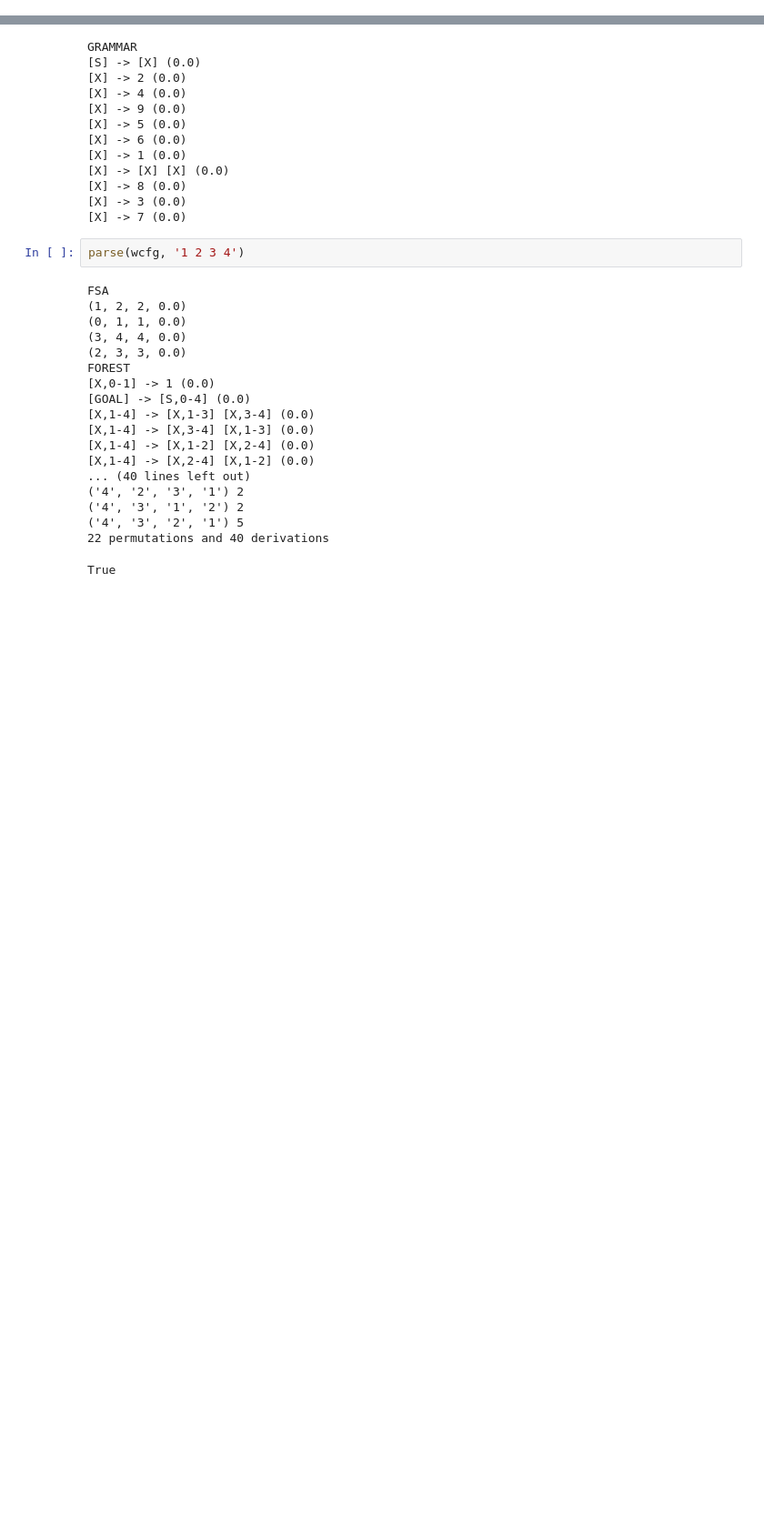
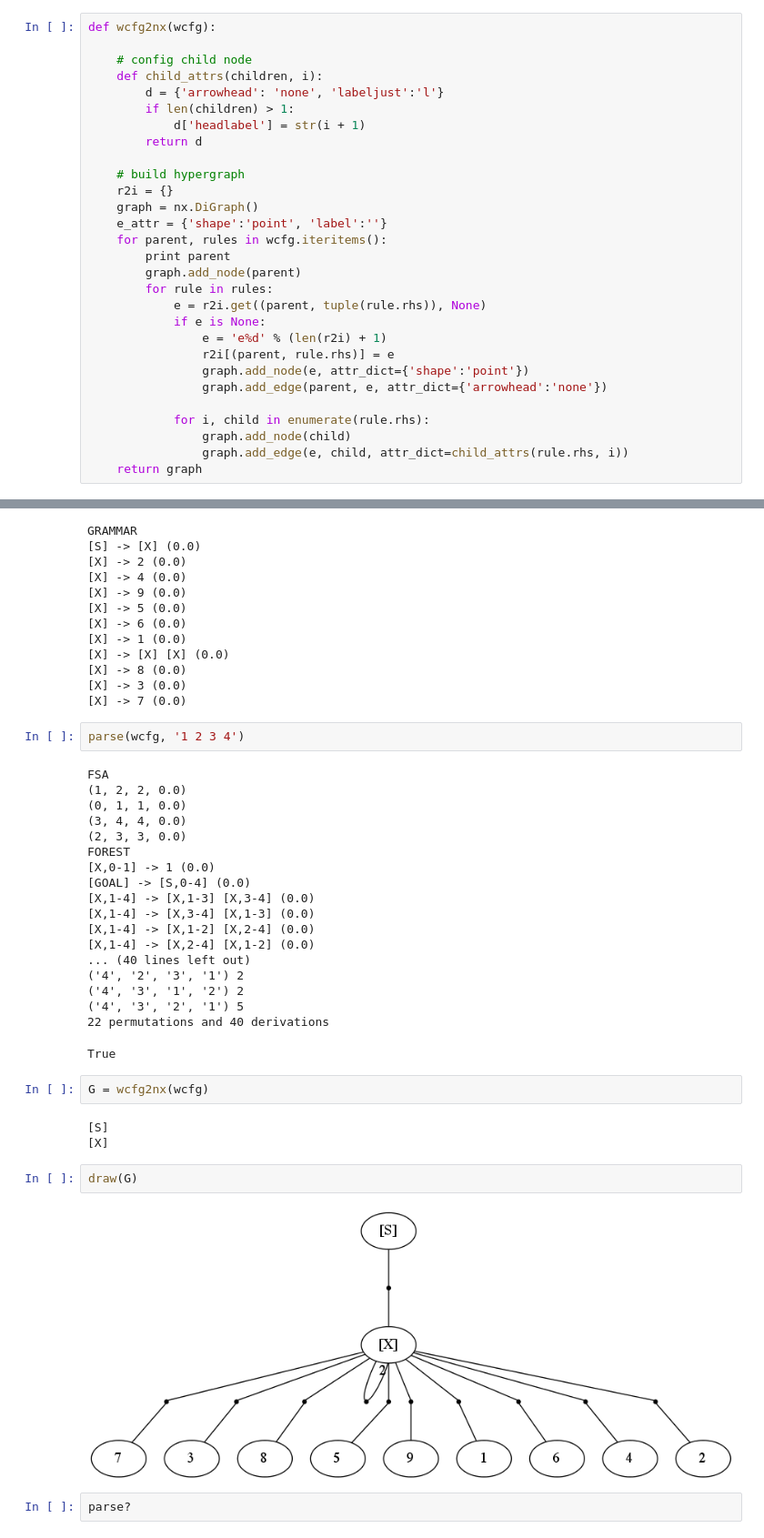
Before and after one commit to daandouwe/notebooks, a Jupyter notebook: nlp2/itg_permutations.ipynb, the cells around one changed output, grey strips where cells are left out. Shown at 91% size. Drawn from its saved outputs; the diff is of its cells as text; blank space fills up the shorter version.

Commit message:
draw forest

```diff
--- a/nlp2/itg_permutations.ipynb
+++ b/nlp2/itg_permutations.ipynb
@@ -10,3 +16,32 @@ import math
+# %%
+def wcfg2nx(wcfg):
+
+    # config child node
+    def child_attrs(children, i):
+        d = {'arrowhead': 'none', 'labeljust':'l'}
+        if len(children) > 1:
+            d['headlabel'] = str(i + 1)
+        return d
+
+    # build hypergraph
+    r2i = {}
+    graph = nx.DiGraph()
+    e_attr = {'shape':'point', 'label':''}
+    for parent, rules in wcfg.iteritems():
+        print parent
+        graph.add_node(parent)
+        for rule in rules:
+            e = r2i.get((parent, tuple(rule.rhs)), None)
+            if e is None:
+                e = 'e%d' % (len(r2i) + 1)
+                r2i[(parent, rule.rhs)] = e
+                graph.add_node(e, attr_dict={'shape':'point'})
+                graph.add_edge(parent, e, attr_dict={'arrowhead':'none'})
+
+            for i, child in enumerate(rule.rhs):
+                graph.add_node(child)
+                graph.add_edge(e, child, attr_dict=child_attrs(rule.rhs, i))
+    return graph
 # %%
 def read_grammar_rules(istream, already_log=True):
     for line in istream:
@@ -93,3 +128,14 @@ FOREST
 ('4', '3', '2', '1') 5
 22 permutations and 40 derivations
 True
+# %%
+G = wcfg2nx(wcfg)
+# %% [output]
+[S]
+[X]
+# %%
+draw(G)
+# %% [output]
+[figure, added]
+# %%
+parse?
```
Also changed, not shown: parts of 1 cell of this notebook, 1 other file.
